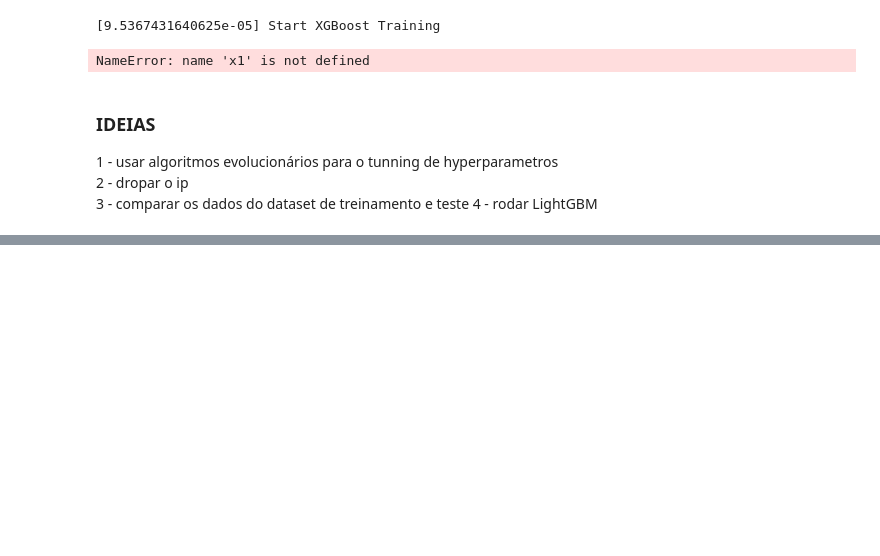
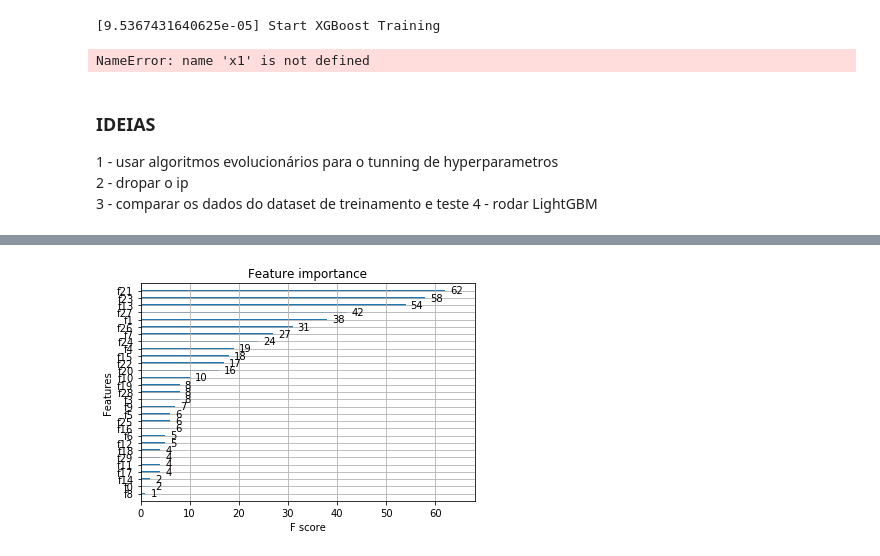
Before and after one commit to altierispeixoto/kaggle-projects, a Jupyter notebook: talking/talking-data.ipynb, the cells around one changed output, grey strips where cells are left out. Cells and saved outputs as stored; diff of their text form; code cells hidden in the pictures; blank space fills up the shorter version.

Commit message:
add xbgoost importante feature

```diff
--- a/talking/talking-data.ipynb
+++ b/talking/talking-data.ipynb
@@ -204,0 +209,32 @@ https://www.kaggle.com/pranav84/xgboost-on-hist-mode-ip-addresses-dropped/code
+# %%
+import sklearn.datasets
+import numpy as np
+import random
+
+data = sklearn.datasets.load_digits()
+X = data["data"]
+y = data["target"]
+
+from sklearn.svm import SVC
+from sklearn.model_selection import StratifiedKFold
+
+paramgrid = {"kernel": ["rbf"],
+             "C"     : np.logspace(-9, 9, num=25, base=10),
+             "gamma" : np.logspace(-9, 9, num=25, base=10)}
+
+random.seed(1)
+
+from evolutionary_search import EvolutionaryAlgorithmSearchCV
+
+cv = EvolutionaryAlgorithmSearchCV(estimator=SVC(),
+                                   params=paramgrid,
+                                   scoring="accuracy",
+                                   cv=StratifiedKFold(n_splits=4),
+                                   verbose=1,
+                                   population_size=50,
+                                   gene_mutation_prob=0.10,
+                                   gene_crossover_prob=0.5,
+                                   tournament_size=3,
+                                   generations_number=5,
+                                   n_jobs=4)
+cv.fit(X, y)
@@ -204,0 +321,12 @@ https://www.kaggle.com/pranav84/xgboost-on-hist-mode-ip-addresses-dropped/code
+# %%
+from xgboost import plot_importance
+from matplotlib import pyplot
+
+model = XGBClassifier(params=cv.best_params_)
+
+model.fit(X,y)
+
+plot_importance(model)
+pyplot.show()
+# %% [output]
+[figure, added]
```
Also changed, not shown: parts of 4 cells of this notebook.
